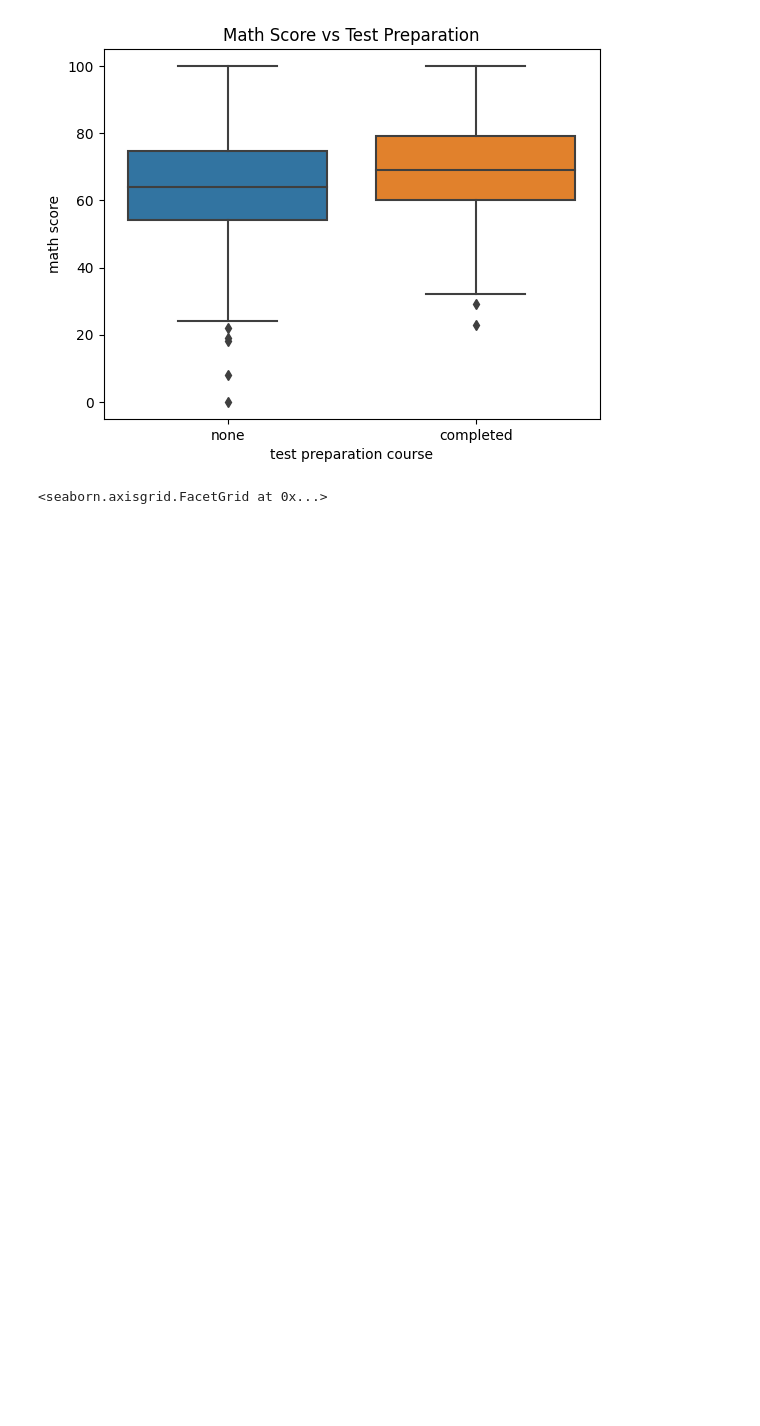
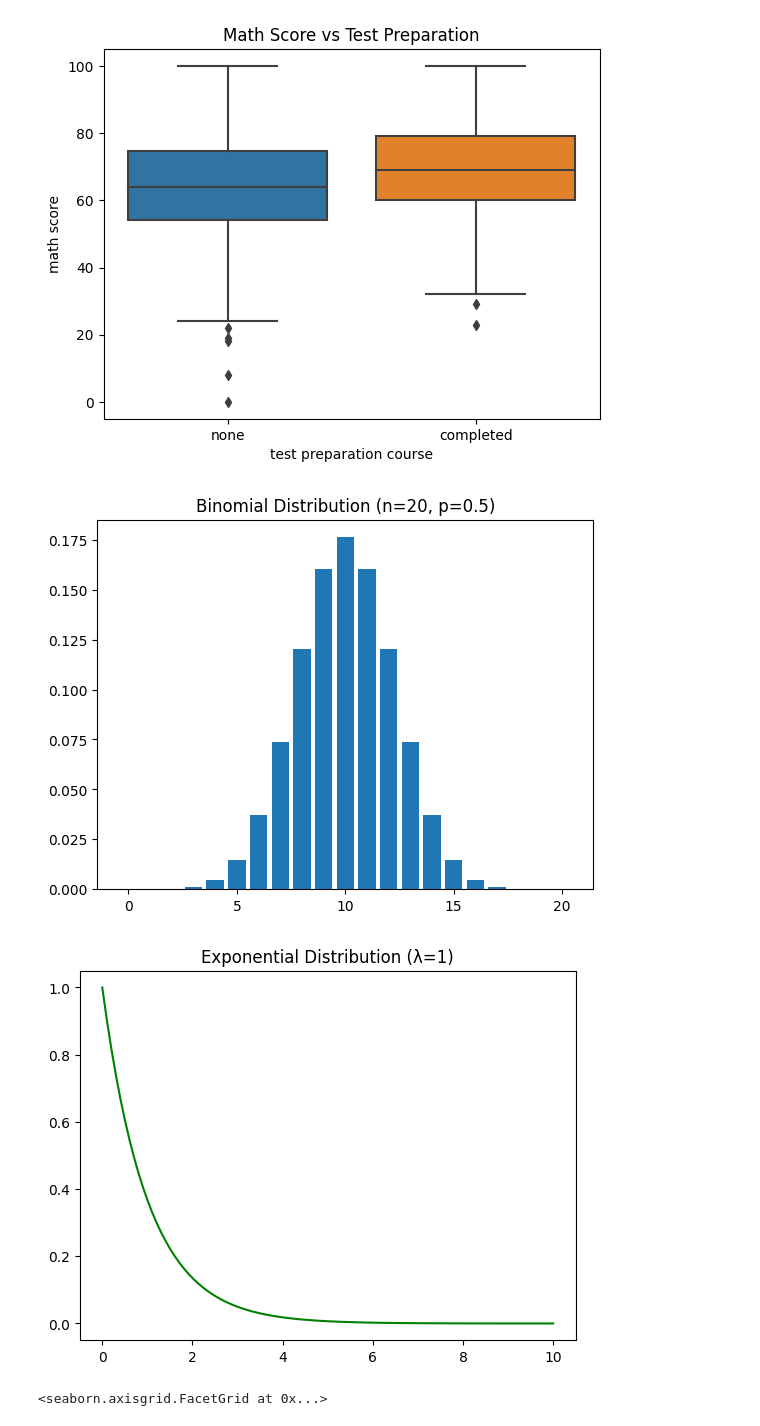
Before and after one commit to pranayneerati/EP3102_LAB1, a Jupyter notebook: ep3102-week2-data-engineering-statistics-b55ed7.ipynb, the cells around one changed output. Cells and saved outputs as stored; diff of their text form; code cells hidden in the pictures; blank space fills up the shorter version.

```diff
--- a/ep3102-week2-data-engineering-statistics-b55ed7.ipynb
+++ b/ep3102-week2-data-engineering-statistics-b55ed7.ipynb
@@ -440,6 +516,29 @@ plt.title("Math Score vs Test Preparation")
 # %% [output]
 Text(0.5, 1.0, 'Math Score vs Test Preparation')
 [figure]
+# %%
+# Exercise 5:
+import numpy as np
+import matplotlib.pyplot as plt
+from scipy.stats import binom, expon
+
+# Binomial Distribution
+x = np.arange(0, 21)
+p = 0.5
+binomial_pmf = binom.pmf(x, n=20, p=p)
+plt.bar(x, binomial_pmf)
+plt.title("Binomial Distribution (n=20, p=0.5)")
+plt.show()
+
+# Exponential Distribution
+x_exp = np.linspace(0, 10, 100)
+exp_pdf = expon.pdf(x_exp, scale=1)
+plt.plot(x_exp, exp_pdf, color='green')
+plt.title("Exponential Distribution (λ=1)")
+plt.show()
+# %% [output]
+[figure, added]
+[figure, added]
 # %%
 sns.displot(df['math score'], kde=True)
 # %% [output]
```
Also changed, not shown: parts of 9 cells of this notebook.
